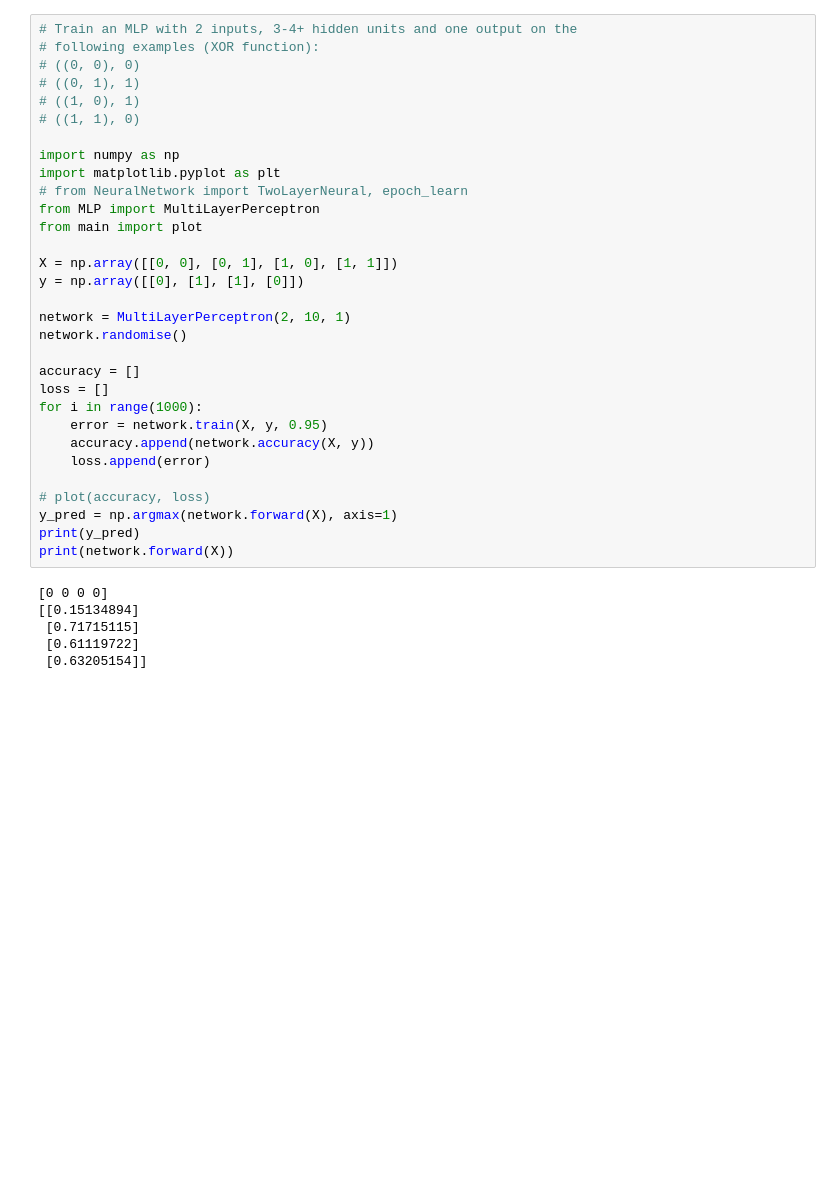
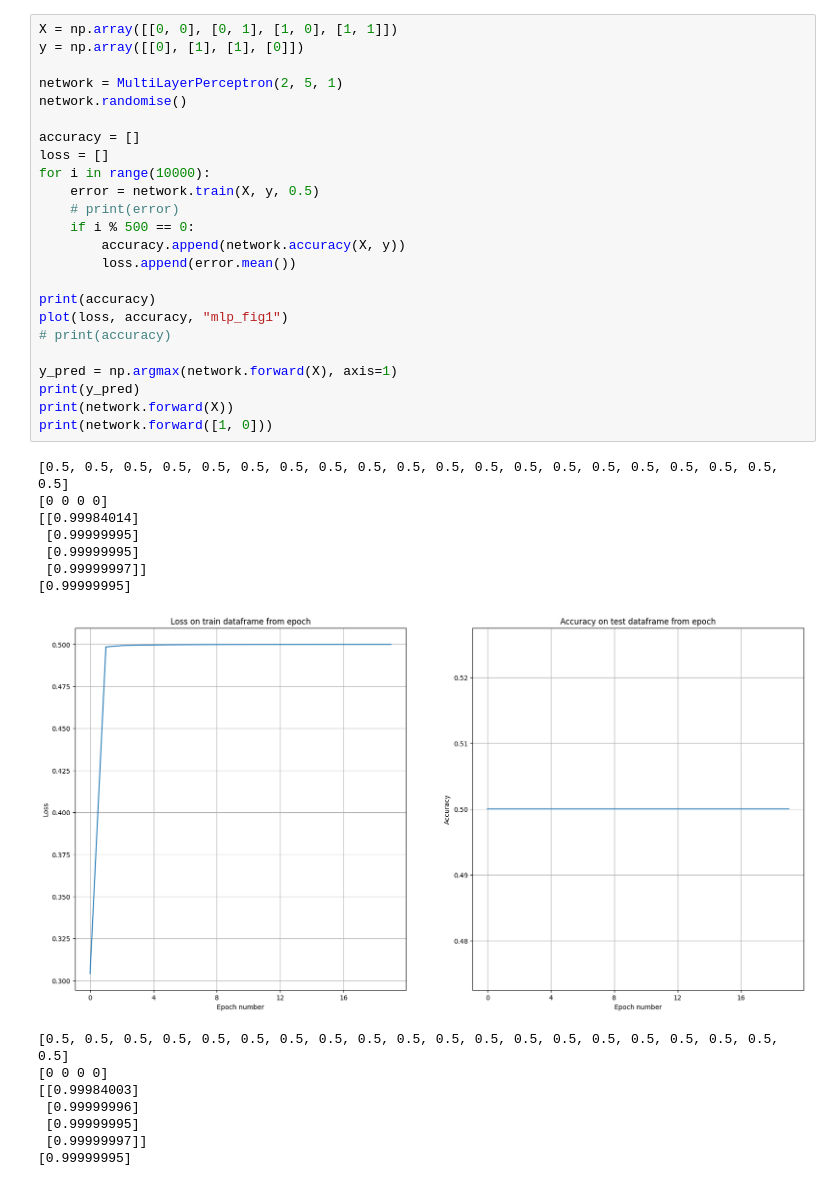
Before and after one commit to wayfarer-ismail/Neural_Network_from_Scratch, a Jupyter notebook: Neural Network from Scratch/task/main.ipynb, the cells around one changed output. Cells and saved outputs as stored; diff of their text form; blank space fills up the shorter version.

Commit message:
changed error calculation to use mse, testing various sizes for hidden layer

```diff
--- a/Neural Network from Scratch/task/main.ipynb
+++ b/Neural Network from Scratch/task/main.ipynb
@@ -1,37 +12,40 @@
 # %%
-# Train an MLP with 2 inputs, 3-4+ hidden units and one output on the
-# following examples (XOR function):
-# ((0, 0), 0)
-# ((0, 1), 1)
-# ((1, 0), 1)
-# ((1, 1), 0)
-
-import numpy as np
-import matplotlib.pyplot as plt
-# from NeuralNetwork import TwoLayerNeural, epoch_learn
-from MLP import MultiLayerPerceptron
-from main import plot
-
 X = np.array([[0, 0], [0, 1], [1, 0], [1, 1]])
 y = np.array([[0], [1], [1], [0]])
 
-network = MultiLayerPerceptron(2, 10, 1)
+network = MultiLayerPerceptron(2, 5, 1)
 network.randomise()
 
 accuracy = []
 loss = []
-for i in range(1000):
-    error = network.train(X, y, 0.95)
-    accuracy.append(network.accuracy(X, y))
-    loss.append(error)
+for i in range(10000):
+    error = network.train(X, y, 0.5)
+    # print(error)
+    if i % 500 == 0:
+        accuracy.append(network.accuracy(X, y))
+        loss.append(error.mean())
 
-# plot(accuracy, loss)
+print(accuracy)
+plot(loss, accuracy, "mlp_fig1")
+# print(accuracy)
+
 y_pred = np.argmax(network.forward(X), axis=1)
 print(y_pred)
 print(network.forward(X))
+print(network.forward([1, 0]))
 # %% [output]
+[0.5, 0.5, 0.5, 0.5, 0.5, 0.5, 0.5, 0.5, 0.5, 0.5, 0.5, 0.5, 0.5, 0.5, 0.5, 0.5, 0.5, 0.5, 0.5, 0.5]
 [0 0 0 0]
-[[0.15134894]
- [0.71715115]
- [0.61119722]
- [0.63205154]]
+[[0.99984014]
+ [0.99999995]
+ [0.99999995]
+ [0.99999997]]
+[0.99999995]
+[figure, added]
+[0.5, 0.5, 0.5, 0.5, 0.5, 0.5, 0.5, 0.5, 0.5, 0.5, 0.5, 0.5, 0.5, 0.5, 0.5, 0.5, 0.5, 0.5, 0.5, 0.5]
+[0 0 0 0]
+[[0.99984003]
+ [0.99999996]
+ [0.99999995]
+ [0.99999997]]
+[0.99999995]
```
Also changed, not shown: parts of 3 cells of this notebook, 1 other file.
